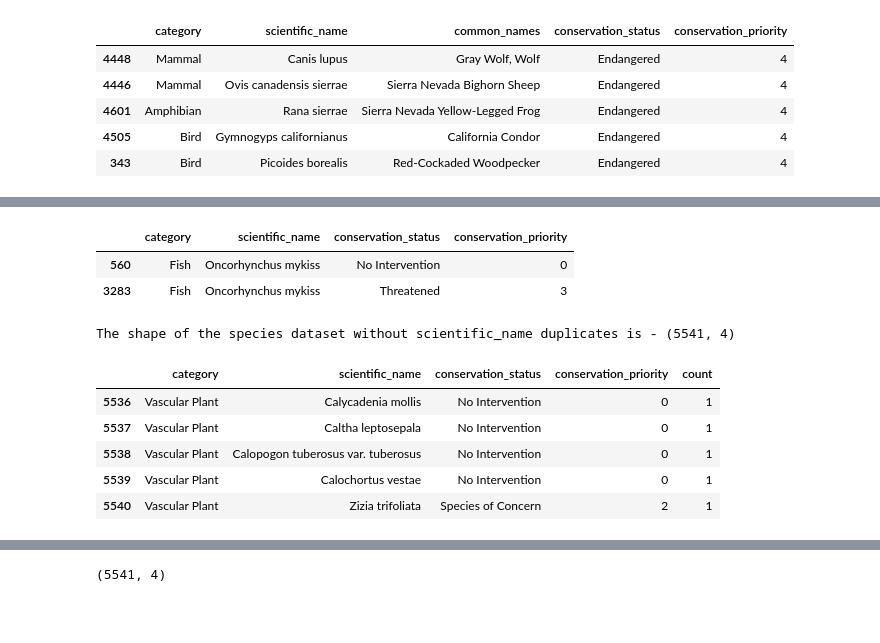
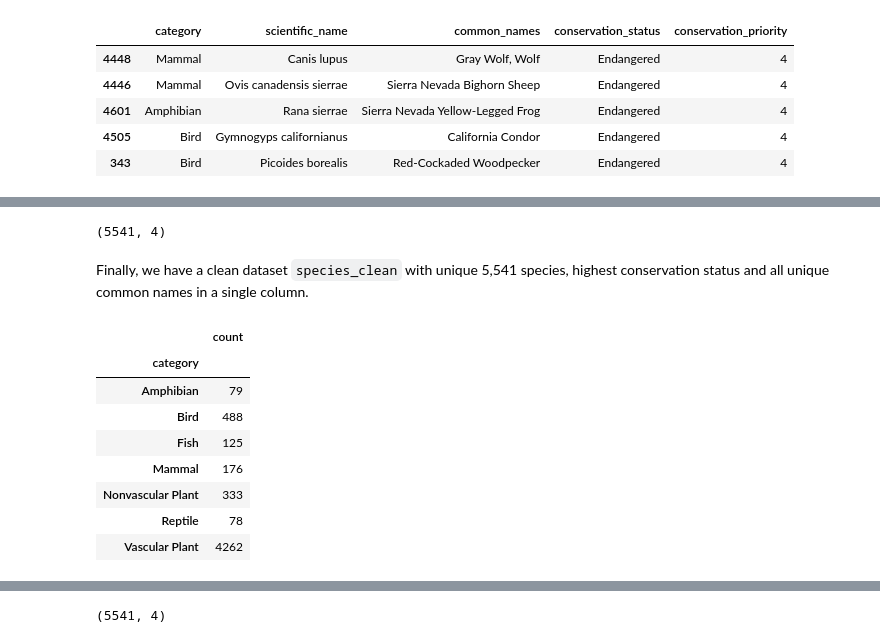
Before and after one commit to 7086600/biodiversity_project, a Jupyter notebook: biodiversity.ipynb, the cells around one changed output, grey strips where cells are left out. Saved outputs shown, nothing was run; the diff lists cells and outputs as text; code cells hidden in the pictures; blank space fills up the shorter version.

```diff
--- a/biodiversity.ipynb
+++ b/biodiversity.ipynb
@@ -273,24 +251,19 @@ Name: count, Length: 273, dtype: int64
-# %%
-# check for one value scientific_name
-# species_drop[species_drop['scientific_name']=='Oncorhynchus mykiss']
-species_drop.loc[species_drop['scientific_name'] == 'Oncorhynchus mykiss', :]
-# %% [output]
-|  | category | scientific_name | conservation_status | conservation_priority |
-| 560 | Fish | Oncorhynchus mykiss | No Intervention | 0 |
-| 3283 | Fish | Oncorhynchus mykiss | Threatened | 3 |
-# %%
-# drop duplicates by scientific_name and keep last value
-species_drop.drop_duplicates(subset='scientific_name', keep='last', inplace=True)
-print(f"The shape of the species dataset without scientific_name duplicates is - {species_drop.shape}")
-# %% [output]
-The shape of the species dataset without scientific_name duplicates is - (5541, 4)
-# %%
-# checking
-species_drop.value_counts().reset_index(name='count').tail()
-# %% [output]
-|  | category | scientific_name | conservation_status | conservation_priority | count |
-| 5536 | Vascular Plant | Calycadenia mollis | No Intervention | 0 | 1 |
-| 5537 | Vascular Plant | Caltha leptosepala | No Intervention | 0 | 1 |
-| 5538 | Vascular Plant | Calopogon tuberosus var. tuberosus | No Intervention | 0 | 1 |
-| 5539 | Vascular Plant | Calochortus vestae | No Intervention | 0 | 1 |
-| 5540 | Vascular Plant | Zizia trifoliata | Species of Concern | 2 | 1 |
+# %%
+species_clean.shape
+# %% [output]
+(5541, 4)
+# %% [markdown]
+Finally, we have a clean dataset `species_clean` with unique 5,541 species, highest conservation status and all unique common names in a single column.
+# %%
+# count species by category one more time
+species_clean.groupby('category').size().reset_index(name='count').set_index('category')
+# %% [output]
+|  | count |
+| category |  |
+| Amphibian | 79 |
+| Bird | 488 |
+| Fish | 125 |
+| Mammal | 176 |
+| Nonvascular Plant | 333 |
+| Reptile | 78 |
+| Vascular Plant | 4262 |
```
Also changed, not shown: parts of 11 cells of this notebook.
